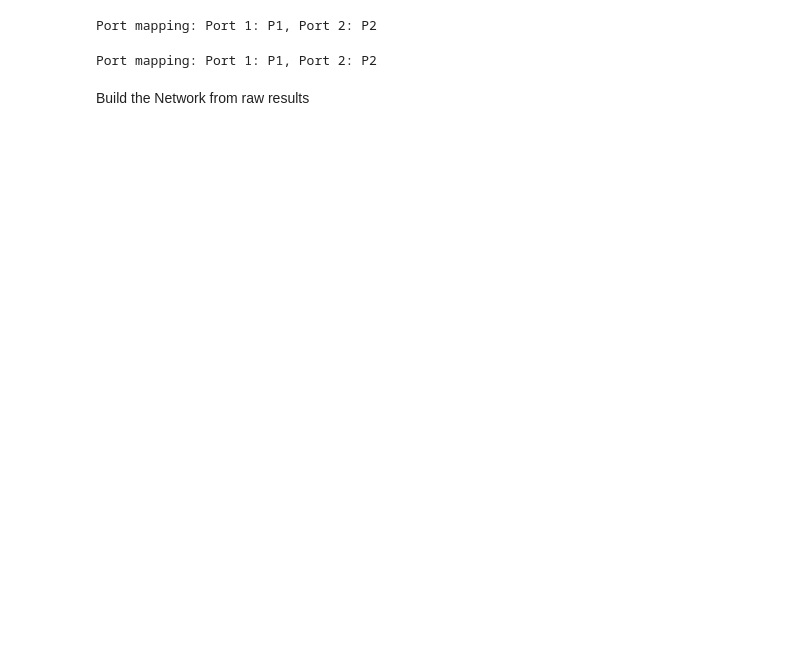
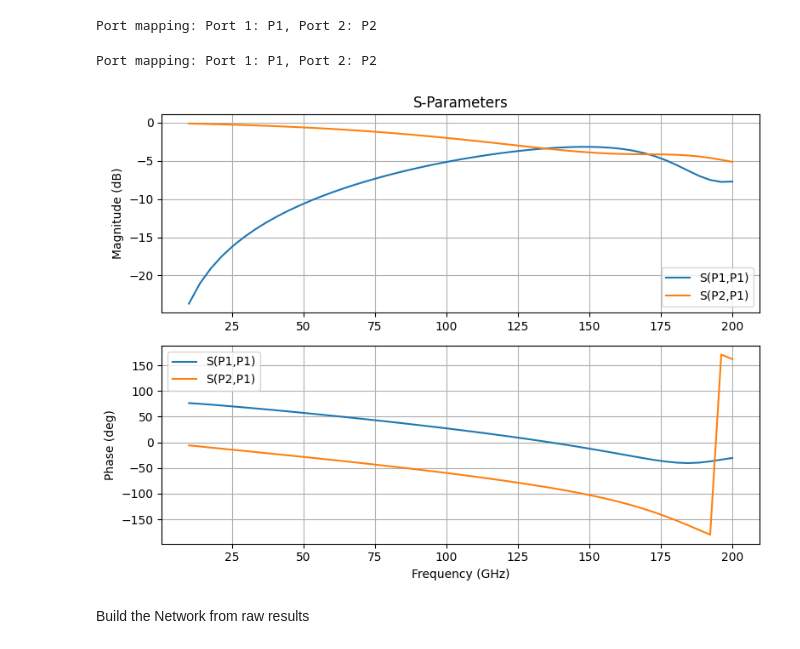
Before and after one commit to EpsilonForge/gsim, a Jupyter notebook: nbs/IHP_components/mesh_inductor_guardring.ipynb, the cells around one changed output. Saved outputs shown, nothing was run; the diff lists cells and outputs as text; code cells hidden in the pictures; blank space fills up the shorter version.

```diff
--- a/nbs/IHP_components/mesh_inductor_guardring.ipynb
+++ b/nbs/IHP_components/mesh_inductor_guardring.ipynb
@@ -94,6 +102,10 @@ Port mapping: Port 1: P1, Port 2: P2
 results.plot_interactive(phase=True)
 # %% [output]
 Port mapping: Port 1: P1, Port 2: P2
+# %%
+results.plot()
+# %% [output]
+[figure, added]
 # %%
 import skrf as rf
 import numpy as np
```
Also changed, not shown: parts of 14 cells of this notebook, 10 other files.
